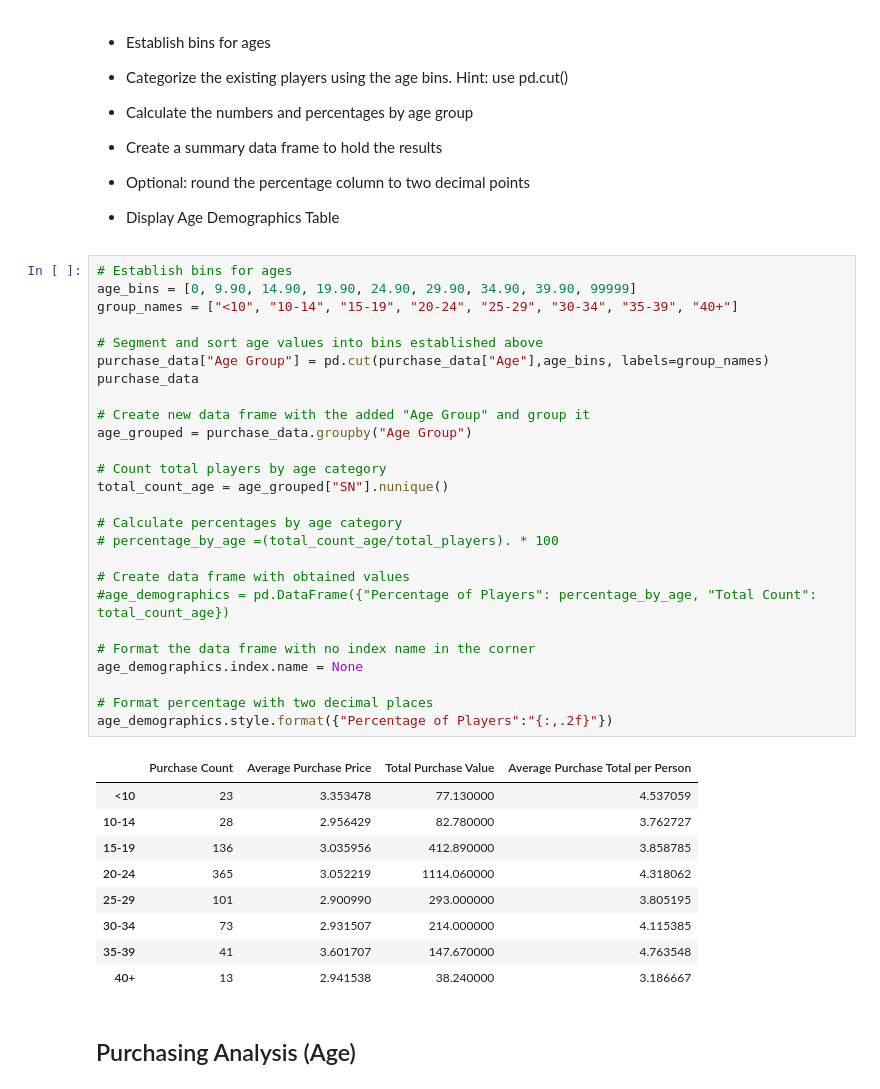
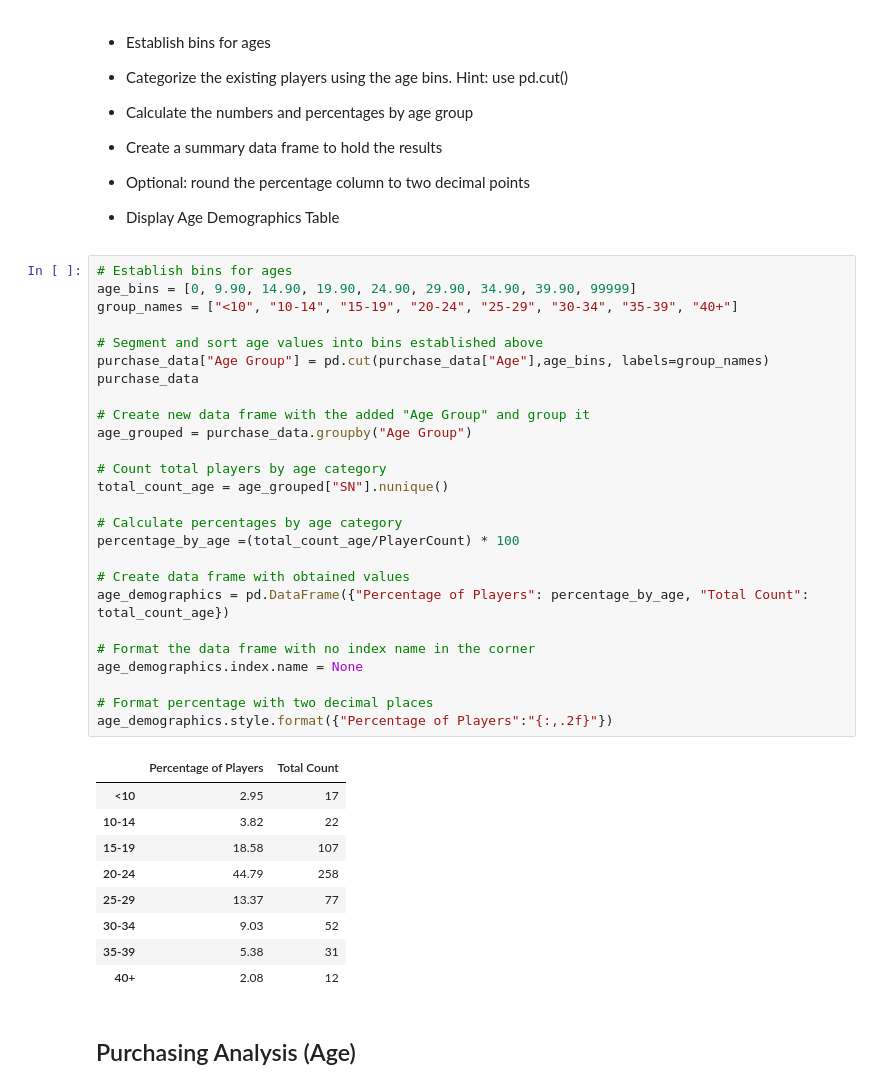
Before and after one commit to mixo47/pandas-challenge, a Jupyter notebook: HeroesOfPymoli/HeroesOfPymoli_starter.ipynb, the cells around one changed output. Drawn from its saved outputs; the diff is of its cells as text.

```diff
--- a/HeroesOfPymoli/HeroesOfPymoli_starter.ipynb
+++ b/HeroesOfPymoli/HeroesOfPymoli_starter.ipynb
@@ -153,39 +158,39 @@ gender_demographics.style.format({"Average Purchase Value":"${:,.2f}",
 # %%
 # Establish bins for ages
 age_bins = [0, 9.90, 14.90, 19.90, 24.90, 29.90, 34.90, 39.90, 99999]
 group_names = ["<10", "10-14", "15-19", "20-24", "25-29", "30-34", "35-39", "40+"]
 
 # Segment and sort age values into bins established above
 purchase_data["Age Group"] = pd.cut(purchase_data["Age"],age_bins, labels=group_names)
 purchase_data
 
 # Create new data frame with the added "Age Group" and group it
 age_grouped = purchase_data.groupby("Age Group")
 
 # Count total players by age category
 total_count_age = age_grouped["SN"].nunique()
 
 # Calculate percentages by age category
-# percentage_by_age =(total_count_age/total_players). * 100
+percentage_by_age =(total_count_age/PlayerCount) * 100
 
 # Create data frame with obtained values
-#age_demographics = pd.DataFrame({"Percentage of Players": percentage_by_age, "Total Count": total_count_age})
+age_demographics = pd.DataFrame({"Percentage of Players": percentage_by_age, "Total Count": total_count_age})
 
 # Format the data frame with no index name in the corner
 age_demographics.index.name = None
 
 # Format percentage with two decimal places
 age_demographics.style.format({"Percentage of Players":"{:,.2f}"})
 # %% [output]
-|  | Purchase Count | Average Purchase Price | Total Purchase Value | Average Purchase Total per Person |
-| <10 | 23 | 3.353478 | 77.130000 | 4.537059 |
-| 10-14 | 28 | 2.956429 | 82.780000 | 3.762727 |
-| 15-19 | 136 | 3.035956 | 412.890000 | 3.858785 |
-| 20-24 | 365 | 3.052219 | 1114.060000 | 4.318062 |
-| 25-29 | 101 | 2.900990 | 293.000000 | 3.805195 |
-| 30-34 | 73 | 2.931507 | 214.000000 | 4.115385 |
-| 35-39 | 41 | 3.601707 | 147.670000 | 4.763548 |
-| 40+ | 13 | 2.941538 | 38.240000 | 3.186667 |
+|  | Percentage of Players | Total Count |
+| <10 | 2.95 | 17 |
+| 10-14 | 3.82 | 22 |
+| 15-19 | 18.58 | 107 |
+| 20-24 | 44.79 | 258 |
+| 25-29 | 13.37 | 77 |
+| 30-34 | 9.03 | 52 |
+| 35-39 | 5.38 | 31 |
+| 40+ | 2.08 | 12 |
 # %% [markdown]
 ## Purchasing Analysis (Age)
 # %% [markdown]
```
Also changed, not shown: parts of 5 cells of this notebook.
